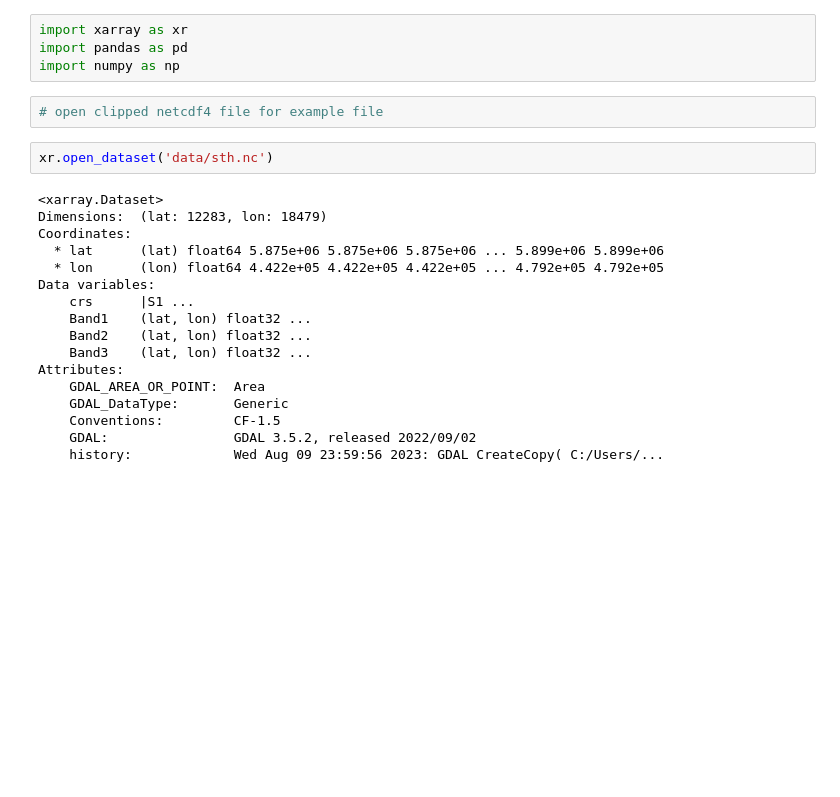
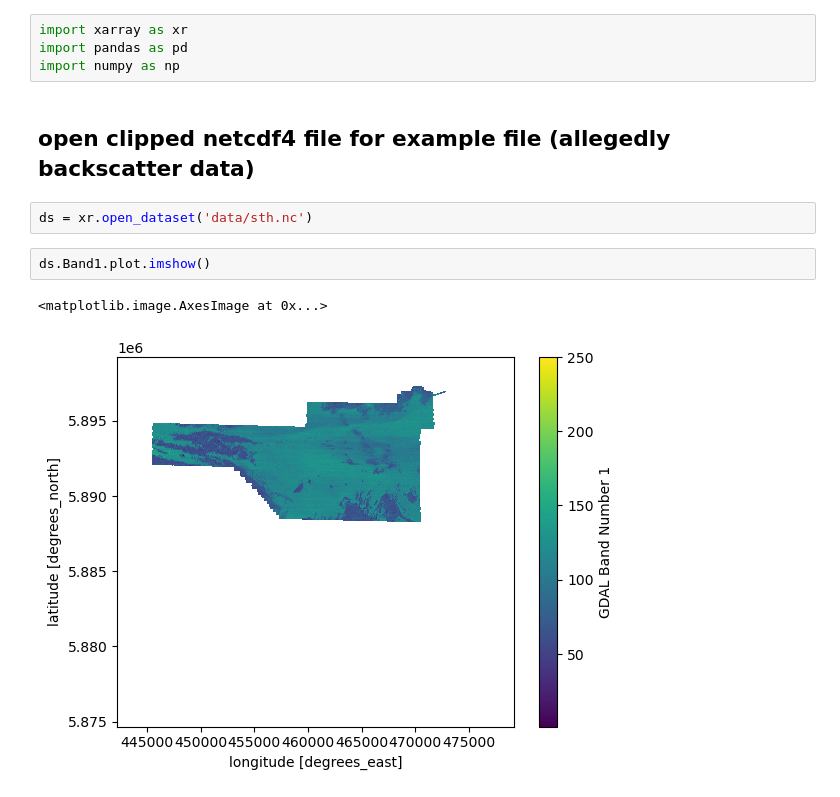
Before and after one commit to oceanhackweek/ohw23-proj-habitatmapping, a Jupyter notebook: Processing data.ipynb, the cells around one changed output. Saved outputs shown, nothing was run; the diff lists cells and outputs as text; blank space fills up the shorter version.

```diff
--- a/Processing data.ipynb
+++ b/Processing data.ipynb
@@ -2,24 +2,12 @@
 import xarray as xr
 import pandas as pd
 import numpy as np
-# %%
-# open clipped netcdf4 file for example file
+# %% [markdown]
+## open clipped netcdf4 file for example file (allegedly backscatter data)
 # %%
-xr.open_dataset('data/sth.nc')
+ds = xr.open_dataset('data/sth.nc')
-# %% [output]
-<xarray.Dataset>
-Dimensions:  (lat: 12283, lon: 18479)
-Coordinates:
-  * lat      (lat) float64 5.875e+06 5.875e+06 5.875e+06 ... 5.899e+06 5.899e+06
-  * lon      (lon) float64 4.422e+05 4.422e+05 4.422e+05 ... 4.792e+05 4.792e+05
-Data variables:
-    crs      |S1 ...
-    Band1    (lat, lon) float32 ...
-    Band2    (lat, lon) float32 ...
-    Band3    (lat, lon) float32 ...
-Attributes:
-    GDAL_AREA_OR_POINT:  Area
-    GDAL_DataType:       Generic
-    Conventions:         CF-1.5
-    GDAL:                GDAL 3.5.2, released 2022/09/02
-    history:             Wed Aug 09 23:59:56 2023: GDAL CreateCopy( C:/Users/...
+# %%
+ds.Band1.plot.imshow()
+# %% [output]
+<matplotlib.image.AxesImage at 0x...>
+[figure, added]
```
Also changed, not shown: parts of 2 cells of this notebook, 1 other file.
